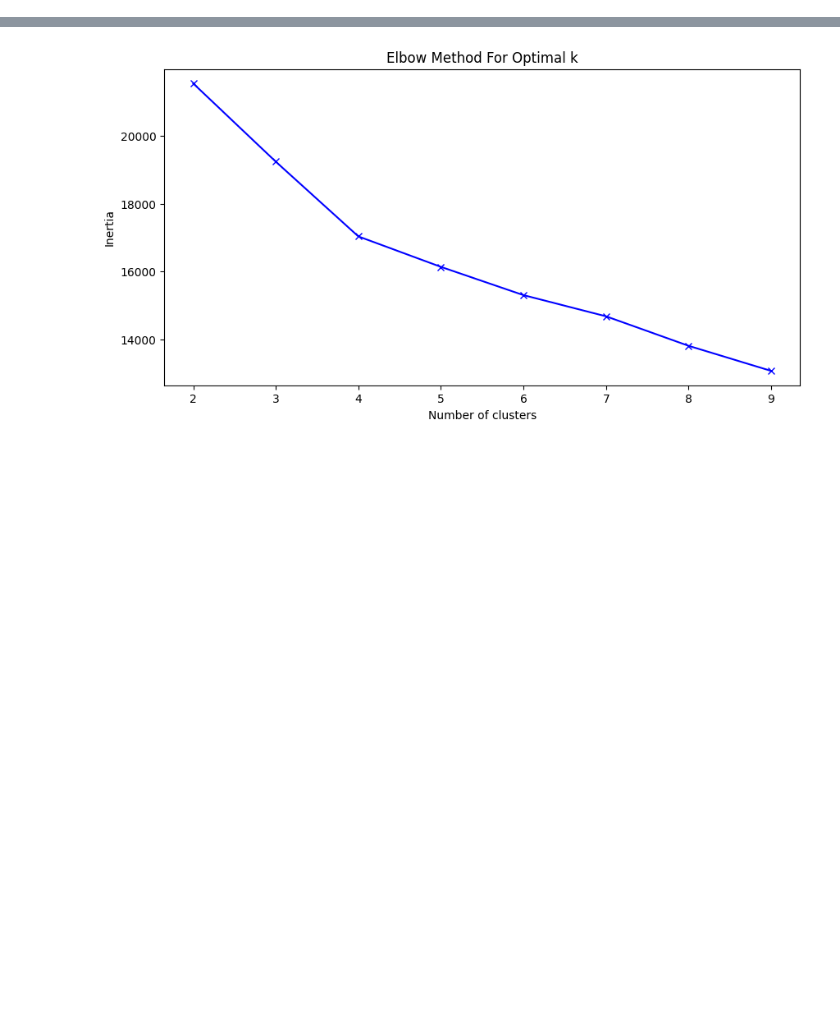
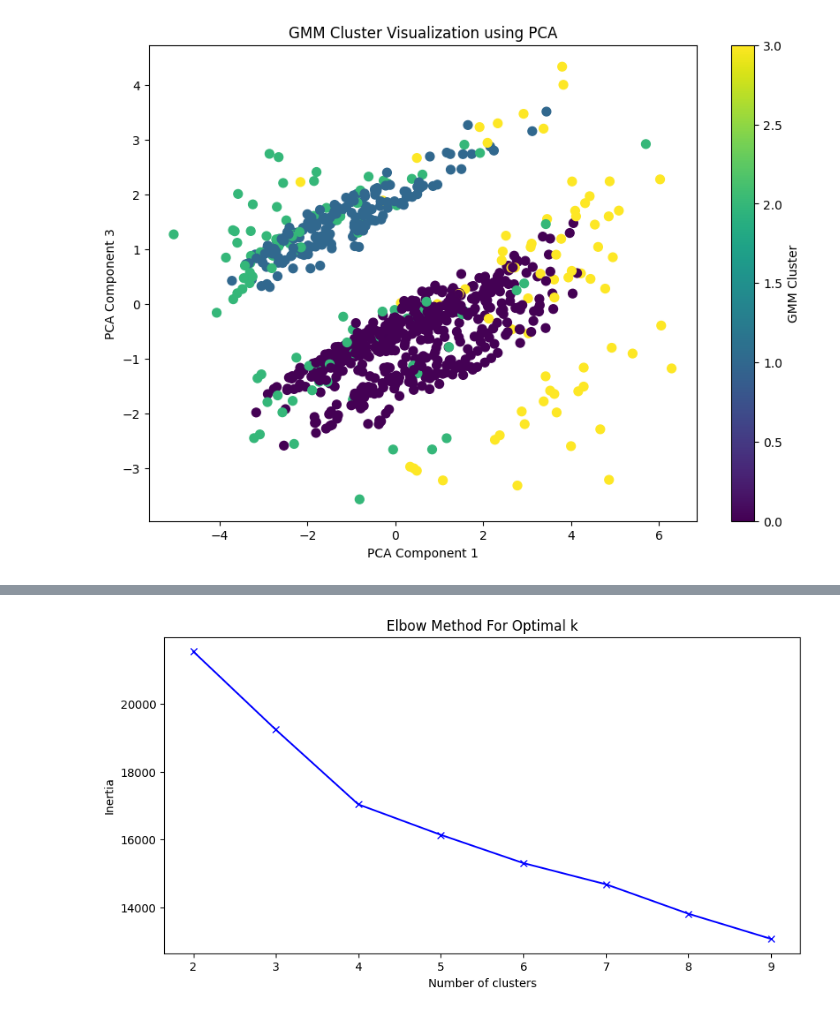
Before and after one commit to carlosvneves/fiap_datathonapp, a Jupyter notebook: notebooks/Clustering-Ranking.ipynb, the cells around one changed output, grey strips where cells are left out. Cells and saved outputs as stored; diff of their text form; code cells hidden in the pictures; blank space fills up the shorter version.

```diff
--- a/notebooks/Clustering-Ranking.ipynb
+++ b/notebooks/Clustering-Ranking.ipynb
@@ -38,0 +433,17 @@ memory usage: 334.5+ KB
+# %%
+# Step 4: Visualize the GMM clusters using PCA for dimensionality reduction
+plt.figure(figsize=(10, 7))
+plt.scatter(
+    principal_components[:, 0],
+    principal_components[:, 2],
+    c=df["cluster"],
+    cmap="viridis",
+    s=50,
+)
+plt.xlabel("PCA Component 1")
+plt.ylabel("PCA Component 3")
+plt.title("GMM Cluster Visualization using PCA")
+plt.colorbar(label="GMM Cluster")
+plt.show()
+# %% [output]
+[figure, added]
```
Also changed, not shown: parts of 43 cells of this notebook, 1 other file.
